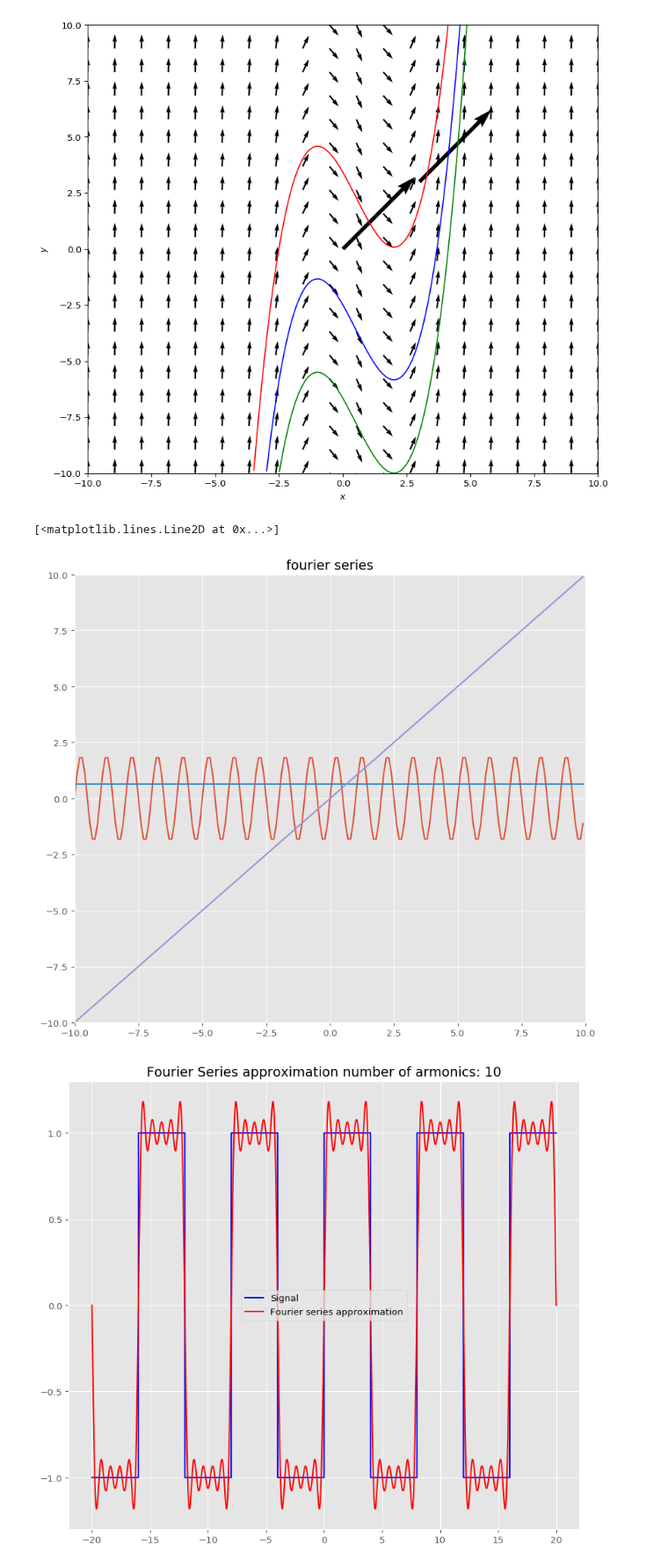
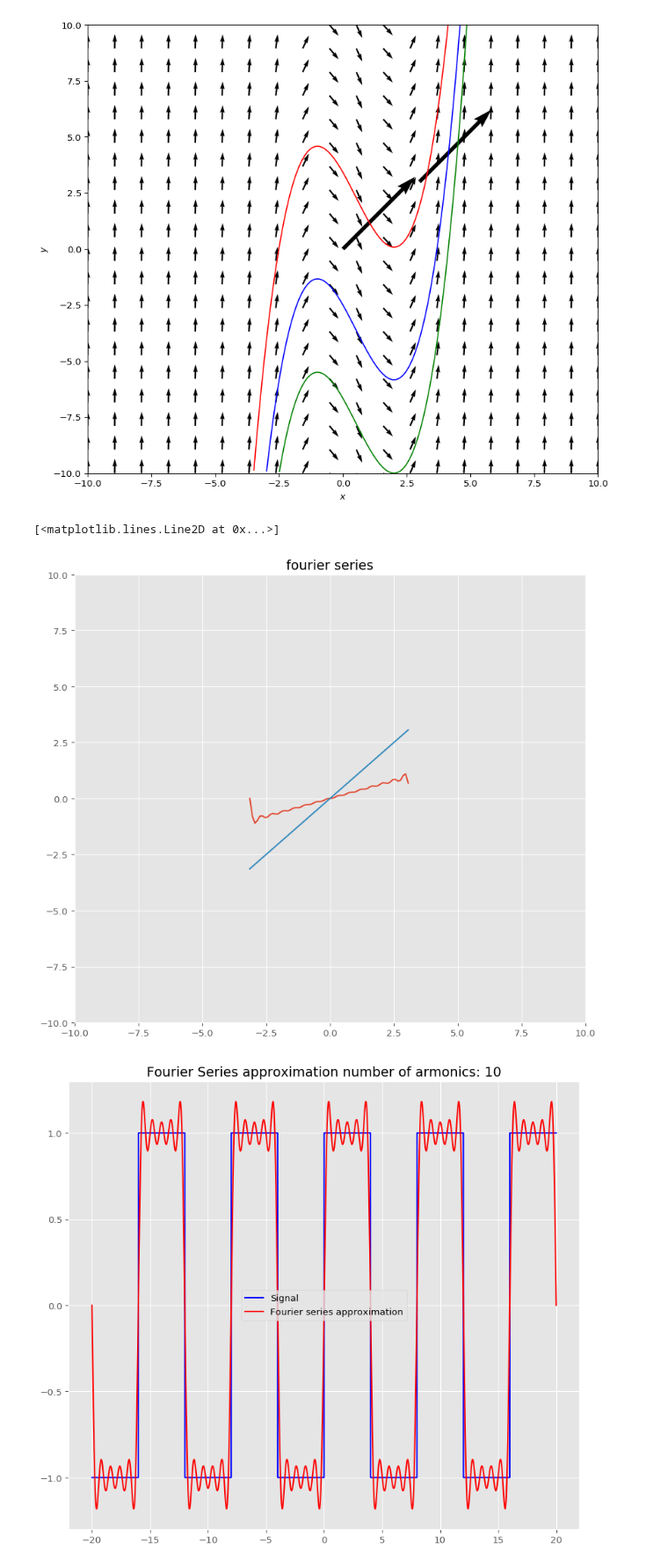
Before and after one commit to GitNiko/linearC, a Jupyter notebook: differential_equation.ipynb, the cells around one changed output. Shown at 88% size. Drawn from its saved outputs; the diff is of its cells as text; code cells hidden in the pictures.

```diff
--- a/differential_equation.ipynb
+++ b/differential_equation.ipynb
@@ -248,38 +248,39 @@ import matplotlib.pyplot as plt
 from functools import reduce
 import numpy as np
 
 plt.figure(figsize=(10, 9), dpi= 96)
 plt.title('fourier series')
 plt.xlim([-10,10])
 plt.ylim([-10,10])
 
 
 def f(x):
     return x
 
 def bn(n):
     return
 
 def fs(x, n, L):
 #     bn = reduce(lambda acc, i: acc + (-1)**(i+1) * np.sin(n*np.pi*x) / n, range(1, n))
     bn = 0
     for i in range(1, n):
         bn = bn + (-1)**(i+1) * np.sin(n*np.pi*x) / n
 #     print(bn, bn.shape, x.shape)
     return 2*L/np.pi * bn
 
 def fss(x, n):
-    bn = reduce(lambda acc, i: acc + (-1)**(i+1) * np.sin(n*x), range(1, n))
+#     print(*range(1, n))
+    bn = reduce(lambda acc, i: acc + (-1)**(i+1) * np.sin(i*x)/i, range(2, n), (-1)**(1+1) * np.sin(x)/1)
     return 2/np.pi * bn
 
-T = np.arange(-10, 10, .1)
+T = np.arange(-np.pi, np.pi, .1)
 # T.shape()
-plt.plot(T, fs(T, 2, 6))
-plt.plot(T, fss(T, 40))
+# plt.plot(T, fs(T, 2, 6))
+plt.plot(T, fss(T, 15))
 plt.plot(T, f(T))
 # %% [output]
 [<matplotlib.lines.Line2D at 0x...>]
-[figure, old version]
+[figure, new version]
 # %%
 ## import numpy as np
 import matplotlib.pyplot as plt
```
